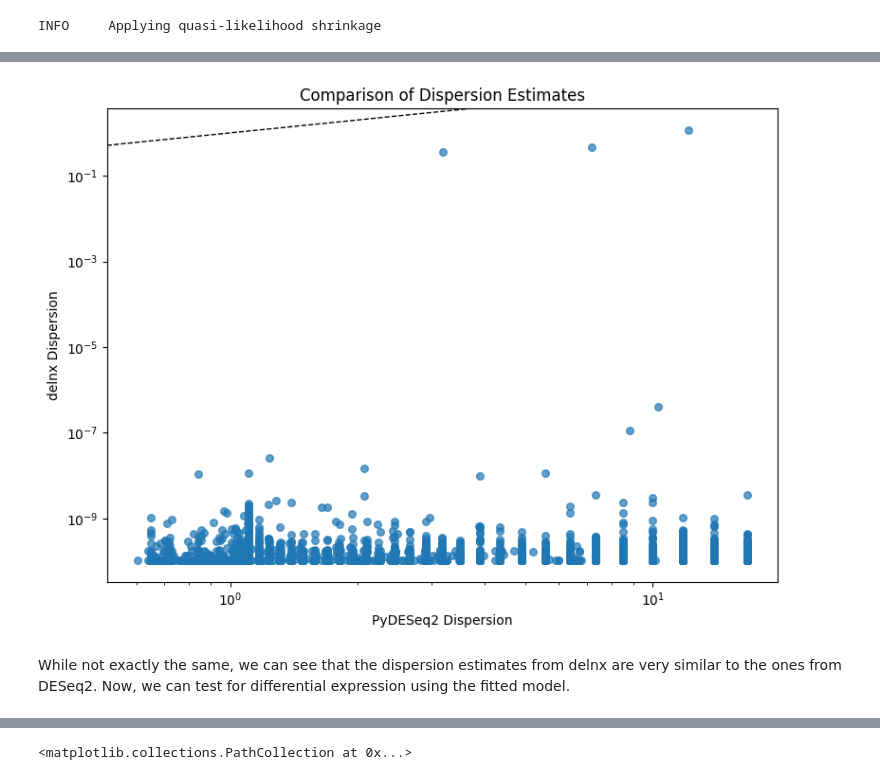
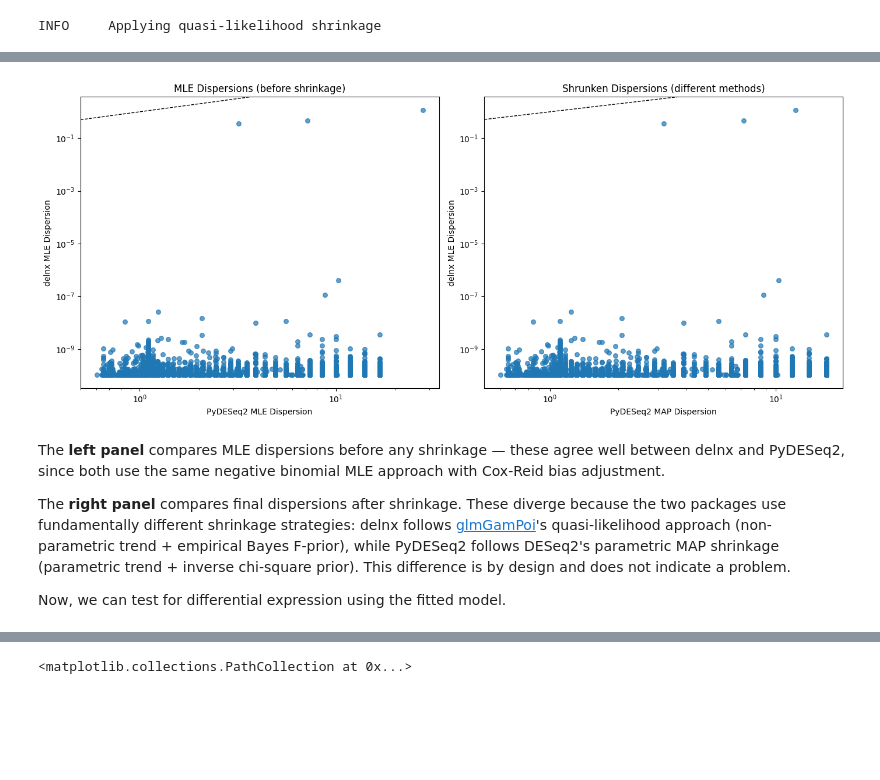
Before and after one commit to mlbelab/delnx, a Jupyter notebook: docs/notebooks/nb.ipynb, the cells around one changed output, grey strips where cells are left out. Cells and saved outputs as stored; diff of their text form; code cells hidden in the pictures; blank space fills up the shorter version.

```diff
--- a/docs/notebooks/nb.ipynb
+++ b/docs/notebooks/nb.ipynb
@@ -66,26 +66,47 @@ Calculating cook's distance...
 
 Replacing 0 outlier genes.
 # %%
-plt.figure(figsize=(8, 6))
-plt.scatter(
+fig, axes = plt.subplots(1, 2, figsize=(14, 6))
+
+# Left: MLE dispersions (before shrinkage) — should agree well
+axes[0].scatter(
+    dds_icpt.var["dispersions"],
+    adata.var["delnx_dispersions"],
+    s=30,
+    alpha=0.7,
+)
+axes[0].axline((0, 0), slope=1, color="black", linestyle="--", linewidth=1)
+axes[0].set_xscale("log")
+axes[0].set_yscale("log")
+axes[0].set_xlabel("PyDESeq2 MLE Dispersion")
+axes[0].set_ylabel("delnx MLE Dispersion")
+axes[0].set_title("MLE Dispersions (before shrinkage)")
+
+# Right: Shrunken dispersions — expected to differ (different shrinkage methods)
+axes[1].scatter(
     dds_icpt.var["MAP_dispersions"],
     adata.var["delnx_dispersions"],
     s=30,
     alpha=0.7,
 )
-plt.axline((0, 0), slope=1, color="black", linestyle="--", linewidth=1, label="y=x")
-plt.xscale("log")
-plt.yscale("log")
-plt.xlabel("PyDESeq2 Dispersion")
-plt.ylabel("delnx Dispersion")
-plt.title("Comparison of Dispersion Estimates")
+axes[1].axline((0, 0), slope=1, color="black", linestyle="--", linewidth=1)
+axes[1].set_xscale("log")
+axes[1].set_yscale("log")
+axes[1].set_xlabel("PyDESeq2 MAP Dispersion")
+axes[1].set_ylabel("delnx MLE Dispersion")
+axes[1].set_title("Shrunken Dispersions (different methods)")
+
 plt.tight_layout()
 plt.show()
 plt.close()
 # %% [output]
-[figure, old version]
+[figure, new version]
 # %% [markdown]
-While not exactly the same, we can see that the dispersion estimates from delnx are very similar to the ones from DESeq2. Now, we can test for differential expression using the fitted model.
+The **left panel** compares MLE dispersions before any shrinkage — these agree well between delnx and PyDESeq2, since both use the same negative binomial MLE approach with Cox-Reid bias adjustment.
+
+The **right panel** compares final dispersions after shrinkage. These diverge because the two packages use fundamentally different shrinkage strategies: delnx follows [glmGamPoi](https://bioconductor.org/packages/release/bioc/html/glmGamPoi.html)'s quasi-likelihood approach (non-parametric trend + empirical Bayes F-prior), while PyDESeq2 follows DESeq2's parametric MAP shrinkage (parametric trend + inverse chi-square prior). This difference is by design and does not indicate a problem.
+
+Now, we can test for differential expression using the fitted model.
 # %%
 # Test for differential expression
 de_results = dx.tl.nb_test(adata, fit, contrast="GLI3_KO[T.False]")
```
Also changed, not shown: parts of 1 cell of this notebook, 1 other file.
